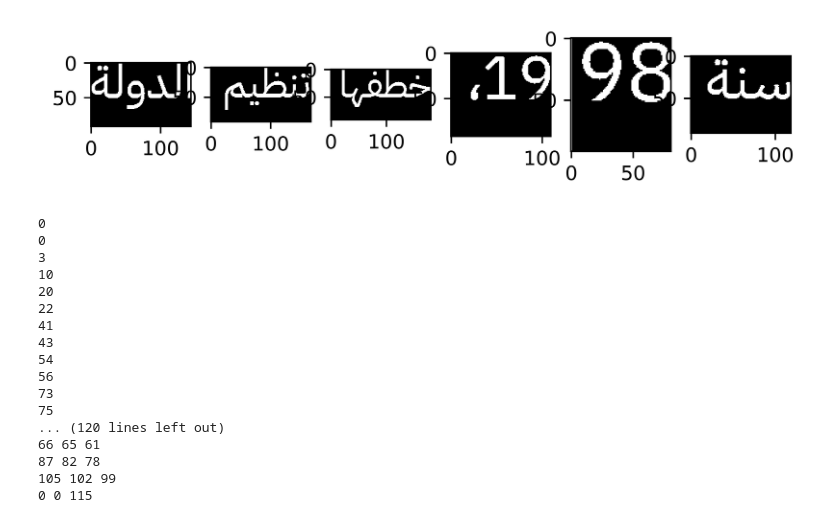
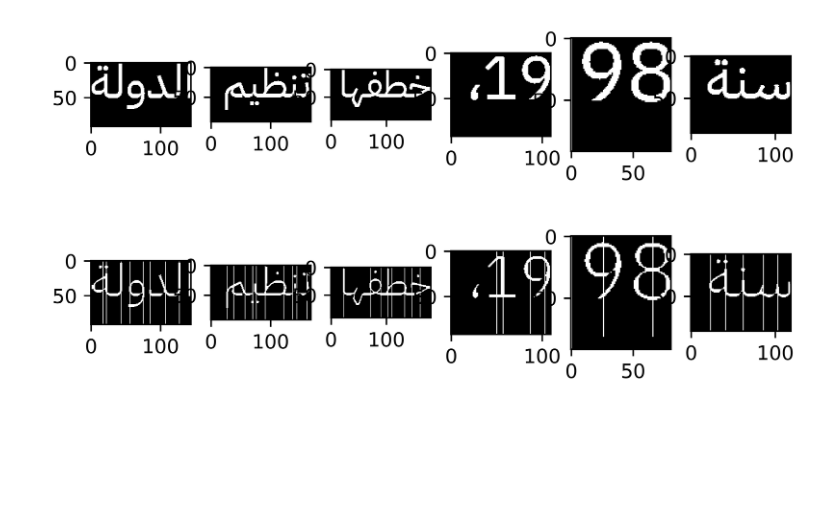
Before and after one commit to AhmedZahran02/Arabic-Font-Recog, a Jupyter notebook: main.ipynb, the cells around one changed output. Drawn from its saved outputs; the diff is of its cells as text; code cells hidden in the pictures; blank space fills up the shorter version.

```diff
--- a/main.ipynb
+++ b/main.ipynb
@@ -9,7 +9,7 @@ from CharCutter import *
 import numpy as np
 plt.rc("figure", dpi=1000)
 # %%
-path = "D:\\archive\\fonts-dataset\\IBM Plex Sans Arabic\\"
+path = "C:\\Users\\AOZ\\Downloads\\Compressed\\archive\\fonts-dataset\\IBM Plex Sans Arabic\\"
 image = ImageLoader.loadImage(path,"1.jpeg")
 alteredImage=image
 # alteredImage = NoiseRemoval.applyGaussianBlur(image=image)
@@ -41,31 +41,16 @@ for i in range(0,len(alteredImage)):
 # %%
 #ImageLoader.print(alteredImage)
 alteredImage2 = CharCutter.extractCharacters(alteredImage)
-for ii in alteredImage2:
-    for jj in ii:
-        print(jj.StartIndex,jj.CutIndex,jj.EndIndex)
-#ImageLoader.print(alteredImage2)
+# for ii in alteredImage2:
+#     for jj in ii:
+        # print(jj.StartIndex,jj.CutIndex,jj.EndIndex)
+# print(alteredImage2)
+ImageLoader.print(alteredImage2)
 
-#ImageLoader.print(alteredImage2)
+# ImageLoader.print(alteredImage2)
 # lll = [[[1,2,3],[4,5,6],[7,8,9]],[[10,11,12],[13,14,15],[16,17,18]]]
 # print(lll)
 # %% [output]
-0
-0
-3
-10
-20
-22
-41
-43
-54
-56
-73
-75
-... (120 lines left out)
-66 65 61
-87 82 78
-105 102 99
-0 0 115
+[figure, added]
 # %%
 #print(alteredImage)
```
Also changed, not shown: 1 other file.
